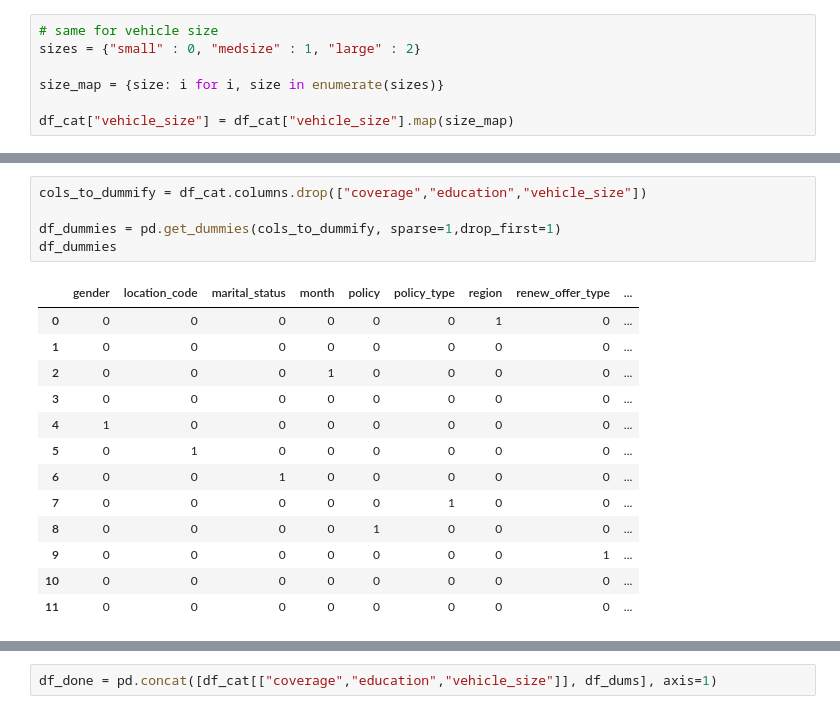
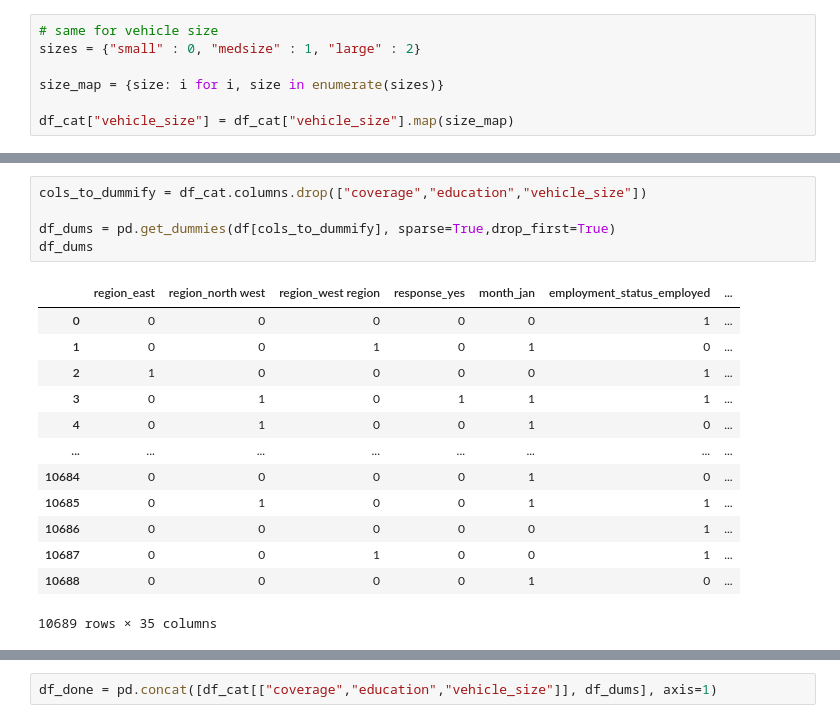
Before and after one commit to Phylanxy/Labs, a Jupyter notebook: week 4/Day 1/Lab_ML_day1.ipynb, the cells around one changed output, grey strips where cells are left out. Drawn from its saved outputs; the diff is of its cells as text.

```diff
--- a/week 4/Day 1/Lab_ML_day1.ipynb
+++ b/week 4/Day 1/Lab_ML_day1.ipynb
@@ -72,19 +88,19 @@ df_cat["vehicle_size"] = df_cat["vehicle_size"].map(size_map)
 # %%
 cols_to_dummify = df_cat.columns.drop(["coverage","education","vehicle_size"])
 
-df_dummies = pd.get_dummies(cols_to_dummify, sparse=1,drop_first=1)
-df_dummies
+df_dums = pd.get_dummies(df[cols_to_dummify], sparse=True,drop_first=True)
+df_dums
 # %% [output]
-|  | gender | location_code | marital_status | month | policy | policy_type | region | renew_offer_type | ... |
-| 0 | 0 | 0 | 0 | 0 | 0 | 0 | 1 | 0 | ... |
-| 1 | 0 | 0 | 0 | 0 | 0 | 0 | 0 | 0 | ... |
-| 2 | 0 | 0 | 0 | 1 | 0 | 0 | 0 | 0 | ... |
-| 3 | 0 | 0 | 0 | 0 | 0 | 0 | 0 | 0 | ... |
-| 4 | 1 | 0 | 0 | 0 | 0 | 0 | 0 | 0 | ... |
-| 5 | 0 | 1 | 0 | 0 | 0 | 0 | 0 | 0 | ... |
-| 6 | 0 | 0 | 1 | 0 | 0 | 0 | 0 | 0 | ... |
-| 7 | 0 | 0 | 0 | 0 | 0 | 1 | 0 | 0 | ... |
-| 8 | 0 | 0 | 0 | 0 | 1 | 0 | 0 | 0 | ... |
-| 9 | 0 | 0 | 0 | 0 | 0 | 0 | 0 | 1 | ... |
-| 10 | 0 | 0 | 0 | 0 | 0 | 0 | 0 | 0 | ... |
-| 11 | 0 | 0 | 0 | 0 | 0 | 0 | 0 | 0 | ... |
+|  | region_east | region_north west | region_west region | response_yes | month_jan | employment_status_employed | ... |
+| 0 | 0 | 0 | 0 | 0 | 0 | 1 | ... |
+| 1 | 0 | 0 | 1 | 0 | 1 | 0 | ... |
+| 2 | 1 | 0 | 0 | 0 | 0 | 1 | ... |
+| 3 | 0 | 1 | 0 | 1 | 1 | 1 | ... |
+| 4 | 0 | 1 | 0 | 0 | 1 | 0 | ... |
+| ... | ... | ... | ... | ... | ... | ... | ... |
+| 10684 | 0 | 0 | 0 | 0 | 1 | 0 | ... |
+| 10685 | 0 | 1 | 0 | 0 | 1 | 1 | ... |
+| 10686 | 0 | 0 | 0 | 0 | 0 | 1 | ... |
+| 10687 | 0 | 0 | 1 | 0 | 0 | 1 | ... |
+| 10688 | 0 | 0 | 0 | 0 | 1 | 0 | ... |
+10689 rows × 35 columns
```
Also changed, not shown: parts of 7 cells of this notebook, 49 other files.
